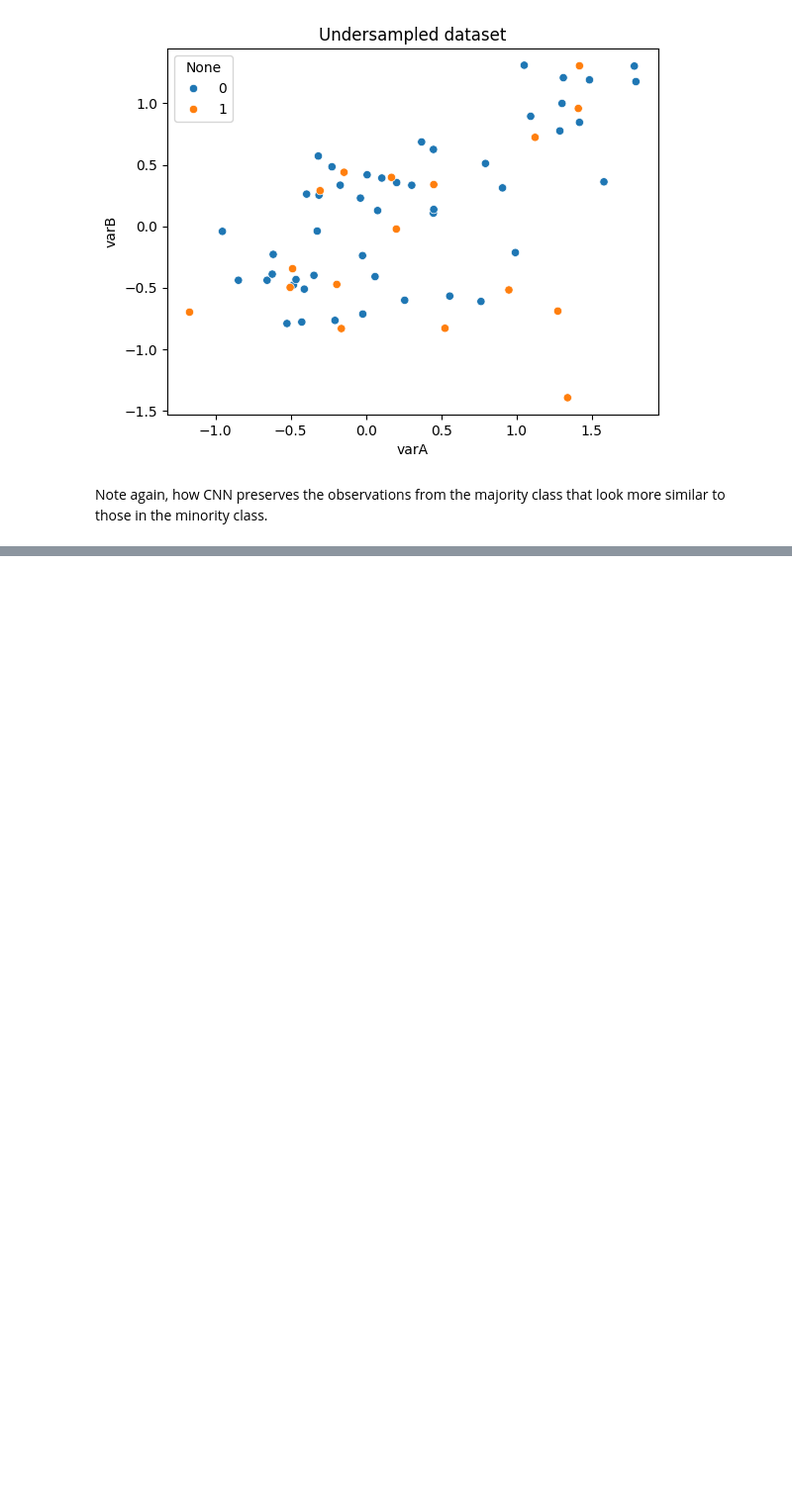
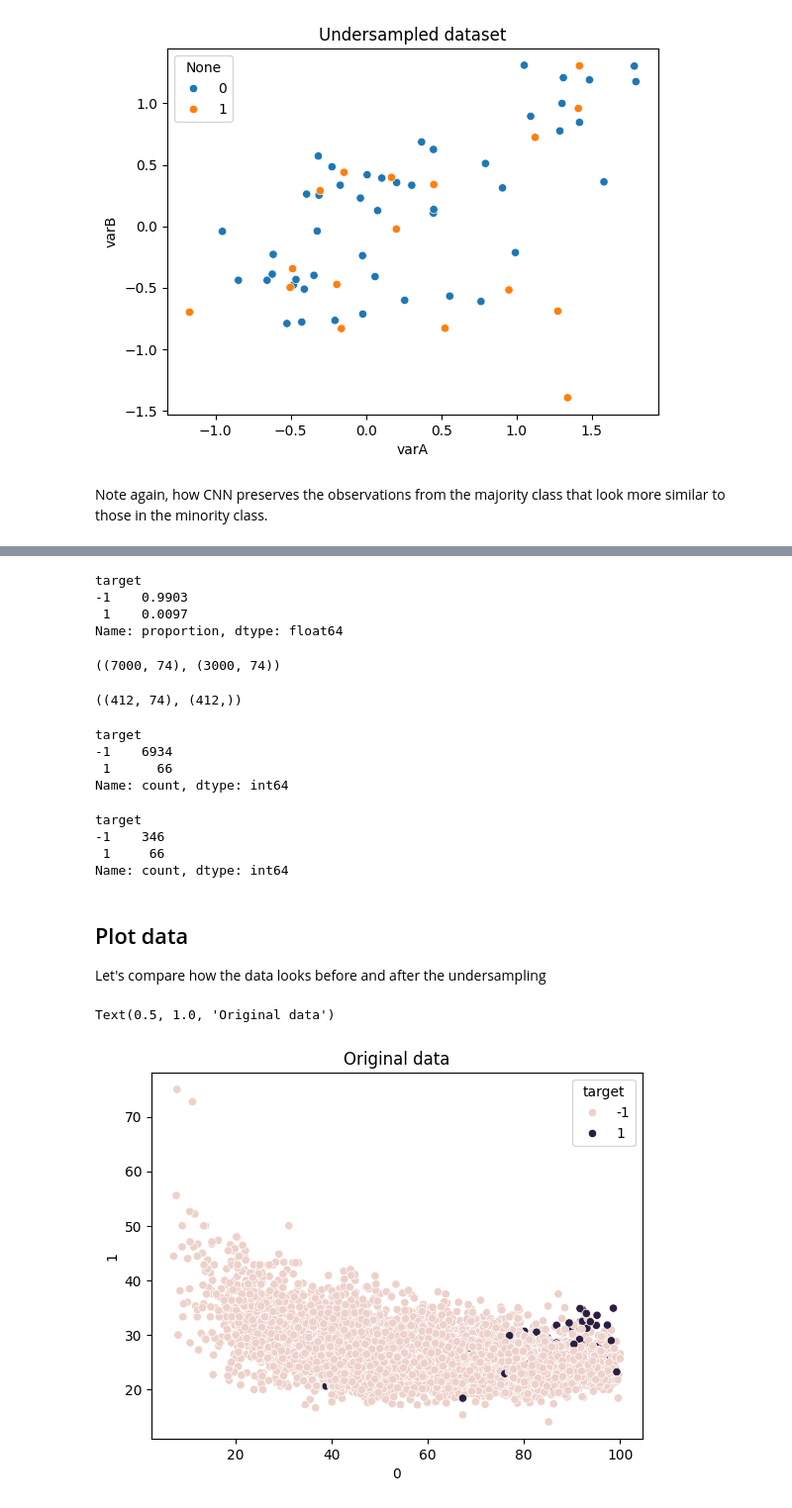
Before and after one commit to MiaHenstridge/machine_learning_with_imbalanced_data, a Jupyter notebook: 04_undersampling/02_condensed_nearest_neighbours.ipynb, the cells around one changed output, grey strips where cells are left out. Shown: that part at 99% size. Drawn from its saved outputs; the diff is of its cells as text; code cells hidden in the pictures; blank space fills up the shorter version.

```diff
--- a/04_undersampling/02_condensed_nearest_neighbours.ipynb
+++ b/04_undersampling/02_condensed_nearest_neighbours.ipynb
@@ -198,0 +205,6 @@ Note again, how CNN preserves the observations from the majority class that look
+# %%
+# load data
+# only a few observations to speed the computation
+data = pd.read_csv('../datasets/kdd2004.csv').sample(10000)
+
+data.head()
@@ -198,0 +219,20 @@ Note again, how CNN preserves the observations from the majority class that look
+# %%
+# imbalanced target
+data['target'].value_counts(normalize=True)
+# %% [output]
+target
+-1    0.9903
+ 1    0.0097
+Name: proportion, dtype: float64
+# %%
+# separate into train and test
+X_train, X_test, y_train, y_test = train_test_split(
+    data.drop('target', axis=1),
+    data['target'],
+    test_size=0.3,
+    random_state=0
+)
+
+X_train.shape, X_test.shape
+# %% [output]
+((7000, 74), (3000, 74))
@@ -198,0 +249,35 @@ Note again, how CNN preserves the observations from the majority class that look
+# %%
+# size of undersampled data
+X_resampled.shape, y_resampled.shape
+# %% [output]
+((412, 74), (412,))
+# %%
+# number of positive class in original dataset
+y_train.value_counts()
+# %% [output]
+target
+-1    6934
+ 1      66
+Name: count, dtype: int64
+# %%
+# number of majority class in undersampled dataset
+y_resampled.value_counts()
+# %% [output]
+target
+-1    346
+ 1     66
+Name: count, dtype: int64
+# %% [markdown]
+## Plot data
+Let's compare how the data looks before and after the undersampling
+# %%
+# original data
+sns.scatterplot(data=X_train,
+                x='0',
+                y='1',
+                hue=y_train)
+
+plt.title('Original data')
+# %% [output]
+Text(0.5, 1.0, 'Original data')
+[figure, added]
```
Also changed, not shown: parts of 10 cells of this notebook.
